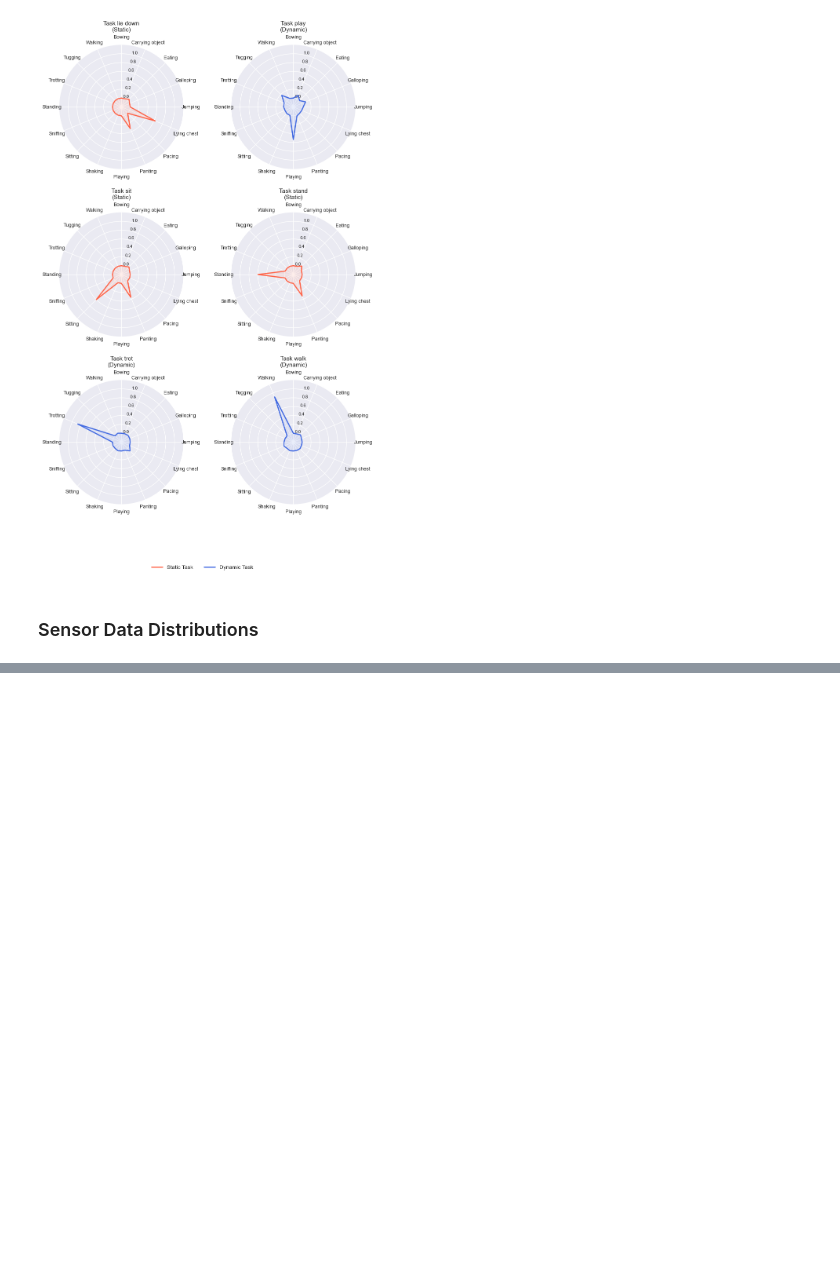
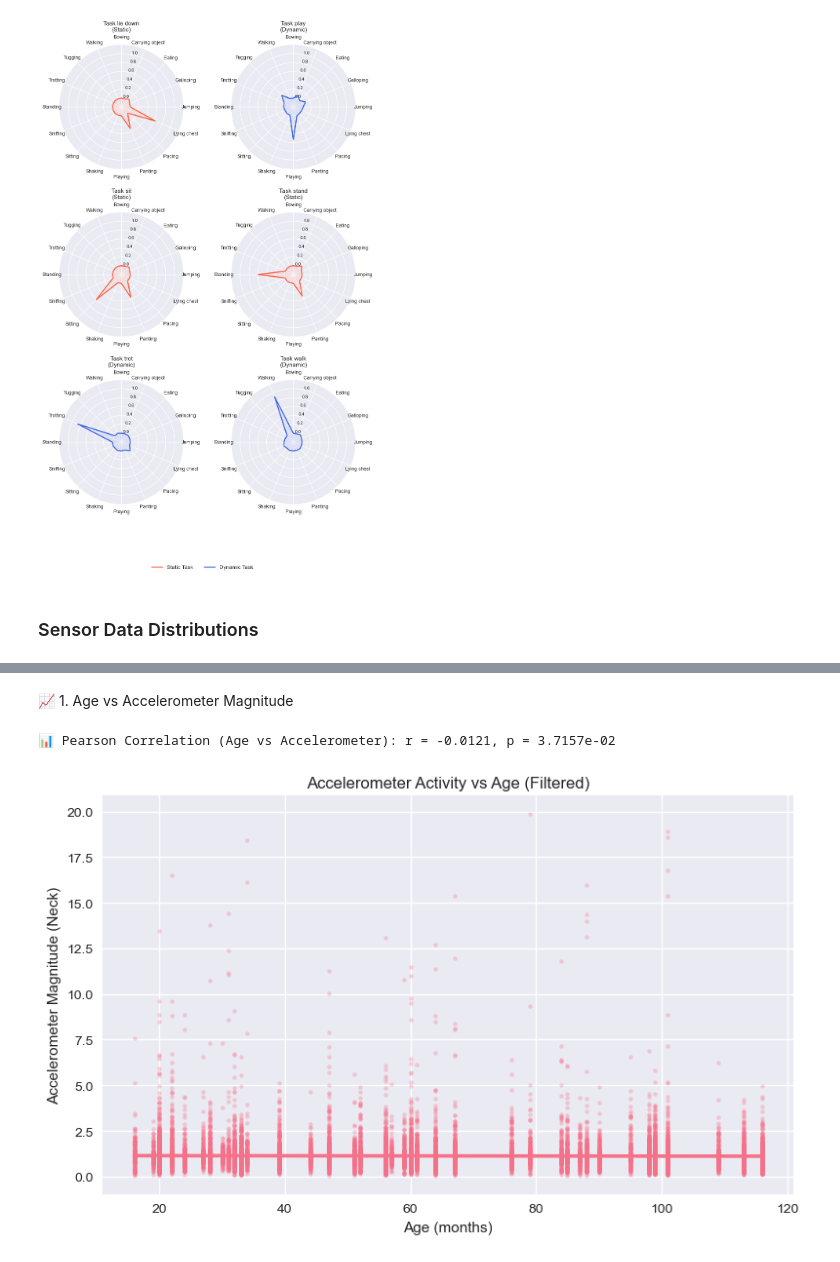
Before and after one commit to bbednarski9/LEASH, a Jupyter notebook: project/analysis.ipynb, the cells around one changed output, grey strips where cells are left out. Saved outputs shown, nothing was run; the diff lists cells and outputs as text; code cells hidden in the pictures; blank space fills up the shorter version.

```diff
--- a/project/analysis.ipynb
+++ b/project/analysis.ipynb
@@ -1625,6 +1625,26 @@ if 'dog_info' in kaggle1_datasets and 'move_data' in kaggle1_datasets:
         sensor_analysis['AccelBack_Mag'] = np.sqrt(sensor_analysis[accel_back_cols].pow(2).sum(axis=1))
         sensor_analysis['GyroNeck_Mag'] = np.sqrt(sensor_analysis[gyro_neck_cols].pow(2).sum(axis=1))
         sensor_analysis['GyroBack_Mag'] = np.sqrt(sensor_analysis[gyro_back_cols].pow(2).sum(axis=1))
+
+        # -------------------------
+        # Signal-to-Noise Ratio (SNR) Calculation
+        # -------------------------
+        def compute_snr(signal):
+            mu = np.mean(signal)
+            sigma = np.std(signal)
+            return mu / sigma if sigma != 0 else np.nan
+
+        snr_accel_neck = compute_snr(sensor_analysis['AccelNeck_Mag'])
+        snr_accel_back = compute_snr(sensor_analysis['AccelBack_Mag'])
+        snr_gyro_neck = compute_snr(sensor_analysis['GyroNeck_Mag'])
+        snr_gyro_back = compute_snr(sensor_analysis['GyroBack_Mag'])
+
+        print("\n📊 Signal-to-Noise Ratio (SNR) Summary")
+        print("--------------------------------------------------")
+        print(f"Neck Accelerometer SNR: {snr_accel_neck:.4f}")
+        print(f"Back Accelerometer SNR: {snr_accel_back:.4f}")
+        print(f"Neck Gyroscope SNR:     {snr_gyro_neck:.4f}")
+        print(f"Back Gyroscope SNR:     {snr_gyro_back:.4f}")
 
         if 'Age months' in sensor_analysis.columns:
             sensor_analysis['Age_Group'] = pd.cut(sensor_analysis['Age months'],
@@ -2576,0 +1835,28 @@ print("🚀 Ready to proceed with advanced modeling and integration techniques!"
+# %% [markdown]
+📈 1. Age vs Accelerometer Magnitude
+# %%
+from scipy.stats import pearsonr
+import seaborn as sns
+import matplotlib.pyplot as plt
+
+# Apply filtering
+filtered_df = sensor_analysis[
+    (sensor_analysis['Task'] != '<undefined>') &
+    (sensor_analysis['Behavior_1']!= '<undefined>')
+][['Age months', 'AccelNeck_Mag']].dropna()
+
+# Pearson correlation
+r_age, p_age = pearsonr(filtered_df['Age months'], filtered_df['AccelNeck_Mag'])
+print(f"📊 Pearson Correlation (Age vs Accelerometer): r = {r_age:.4f}, p = {p_age:.4e}")
+
+# Plot
+plt.figure(figsize=(8, 5))
+sns.regplot(data=filtered_df, x='Age months', y='AccelNeck_Mag', scatter_kws={'alpha': 0.3, 's': 10})
+plt.title('Accelerometer Activity vs Age (Filtered)')
+plt.xlabel('Age (months)')
+plt.ylabel('Accelerometer Magnitude (Neck)')
+plt.tight_layout()
+plt.show()
+# %% [output]
+📊 Pearson Correlation (Age vs Accelerometer): r = -0.0121, p = 3.7157e-02
+[figure, added]
```
Also changed, not shown: parts of 30 cells of this notebook, 51 other files.
